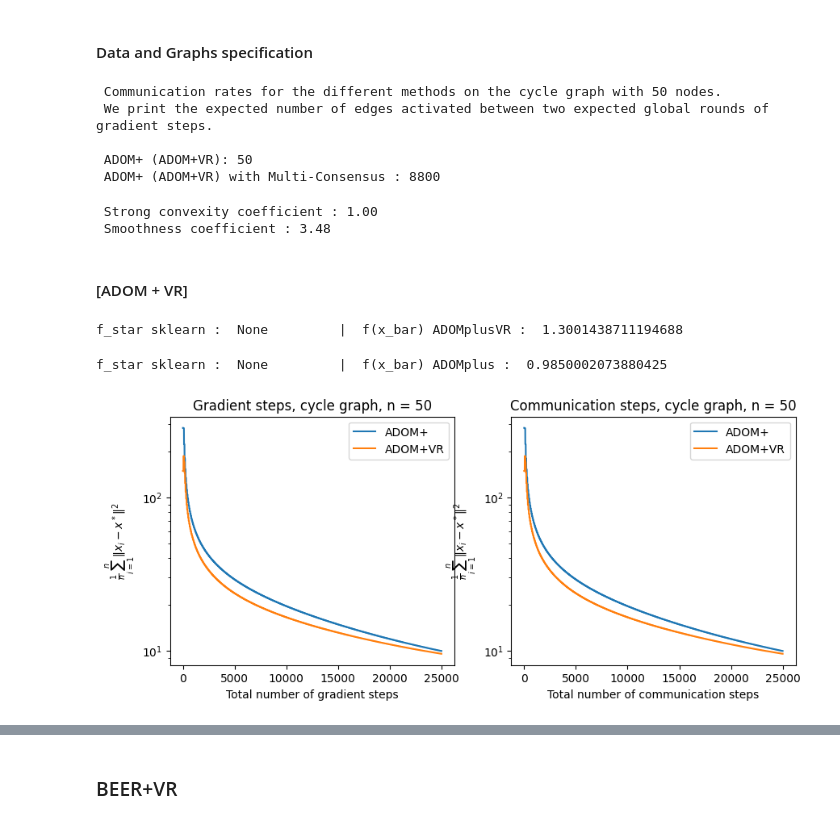
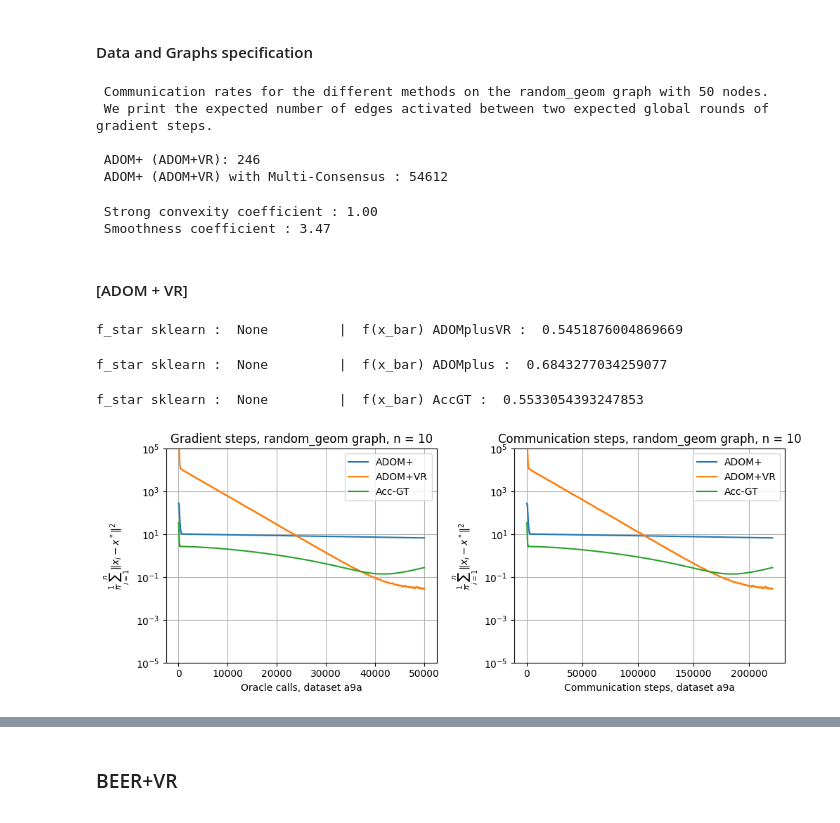
Before and after one commit to jffDev/adom_plus_vr, a Jupyter notebook: experiments.ipynb, the cells around one changed output, grey strips where cells are left out. Drawn from its saved outputs; the diff is of its cells as text; code cells hidden in the pictures.

```diff
--- a/experiments.ipynb
+++ b/experiments.ipynb
@@ -83,8 +83,8 @@ warnings.filterwarnings('ignore')
 # %%
 # Variables for the graphs
 n_workers = 50
-radius = 0.15
-id_graph_type = 2
+radius = 0.27
+id_graph_type = -1
 
 list_graph_name = ['star', 'complete', 'cycle', 'path', '2D_grid', 'barbell', 'random_geom']
 graph_type = list_graph_name[id_graph_type]
@@ -93,11 +93,11 @@ list_G, list_W, list_L_norm, chi_1_star, chi_2_star, chi_star = create_K_graphs(
 # display the several communication rates
 print_communication_rates_fixed_topology(list_G, list_L_norm, chi_1_star, chi_2_star, chi_star, graph_type)
 # %% [output]
- Communication rates for the different methods on the cycle graph with 50 nodes.
+ Communication rates for the different methods on the random_geom graph with 50 nodes.
  We print the expected number of edges activated between two expected global rounds of gradient steps.
 
- ADOM+ (ADOM+VR): 50
- ADOM+ (ADOM+VR) with Multi-Consensus : 8800
+ ADOM+ (ADOM+VR): 246
+ ADOM+ (ADOM+VR) with Multi-Consensus : 54612
 # %%
 import data
 import importlib
@@ -112,17 +112,16 @@ from data import create_data
 # Variables for the datasets and task considered
 # n_samples = 100 * n_workers
 
-# classification = True
+classification = True
 # # dataset_name = "cpusmall.txt" #12
 # # dataset_name = "cadata.txt"   #8
 dataset_name = "a9a.txt"      #123
+# dataset_name = "w8a.txt"      #300
 dim = 123
-classification = True
 data, labels = create_data(n_samples, dim, n_workers, classification, dataset_name)
 
 # dim=2
 # n_samples=300*n_workers
-# classification = True
 # data, labels = create_sample_data(n_samples, dim, n_workers, classification)
 
 # Regularity constants
@@ -133,7 +132,7 @@ print(" Strong convexity coefficient : %.2f \n Smoothness coefficient : %.2f"%(m
 args = Args_for_main(None, data, labels, classification, mu, L, dim, n_workers, chi_star, chi_1_star, chi_2_star, None, None, None, list_G, list_W, graph_type, steps=300)
 # %% [output]
  Strong convexity coefficient : 1.00
- Smoothness coefficient : 3.48
+ Smoothness coefficient : 3.47
 # %% [markdown]
 #### [ADOM + VR]
 # %%
@@ -142,42 +141,51 @@ import importlib
 importlib.reload(main)
 
 args.use_multi_consensus = False
-args.steps = 500
+args.steps = 1000
 
 args.optimizer_name = "ADOMplusVR"
 opt_adom_vr, grad_loss_adom_vr, com_loss_adom_vr = main.main(args)
 # plot_losses(grad_loss_adom_vr, com_loss_adom_vr, 'ADOM+VR', graph_type, n_workers)
 
 args.optimizer_name = "ADOMplus"
 opt_adom, grad_loss_adom, com_loss_adom = main.main(args)
 # plot_losses(grad_loss_adom, com_loss_adom, 'ADOM+', graph_type, n_workers)
 
+args.optimizer_name = "AccGT"
+opt_accgt, grad_loss_accgt, com_loss_accgt = main.main(args)
+
 f = plt.figure(figsize=(10, 4))
 ax0 = f.add_subplot(121)
 ax1 = f.add_subplot(122)
 ax0.plot(np.arange(len(grad_loss_adom)), np.array(grad_loss_adom), label=r"ADOM+")
 ax0.plot(np.arange(len(grad_loss_adom_vr)), np.array(grad_loss_adom_vr), label=r"ADOM+VR")
+ax0.plot(np.arange(len(grad_loss_accgt)), np.array(grad_loss_accgt), label=r"Acc-GT")
 ax0.set(
-    xlabel="Total number of gradient steps",
+    xlabel="Oracle calls, dataset a9a",
     ylabel=r"$\frac{1}{n} \sum_{i=1}^{n}\Vert x_i - x^*\Vert^2$",
     title="Gradient steps, %s graph, n = %d" % (graph_type, n_workers),
     yscale="log",
-    # ylim=(1e4, 1e5)
+    ylim=(1e-5, 1e5)
 )
 ax0.legend(loc="upper right")
 ax1.plot(np.arange(len(com_loss_adom)), np.array(com_loss_adom), label=r"ADOM+")
 ax1.plot(np.arange(len(com_loss_adom_vr)), np.array(com_loss_adom_vr), label=r"ADOM+VR")
+ax1.plot(np.arange(len(com_loss_accgt)), np.array(com_loss_accgt), label=r"Acc-GT")
 ax1.set(
-    xlabel="Total number of communication steps",
+    xlabel="Communication steps, dataset a9a",
     ylabel=r"$\frac{1}{n} \sum_{i=1}^{n}\Vert x_i - x^*\Vert^2$",
     title="Communication steps, %s graph, n = %d" % (graph_type, n_workers),
     yscale="log",
-    # ylim=(1e1, 1e5)
+    ylim=(1e-5, 1e5)
 )
 ax1.legend(loc="upper right")
-# plt.tight_layout()
+plt.tight_layout()
+
+for ax in (ax0, ax1):
+    ax.grid()
 plt.show()
 # %% [output]
-f_star sklearn :  None         |  f(x_bar) ADOMplusVR :  1.3001438711194688
+f_star sklearn :  None         |  f(x_bar) ADOMplusVR :  0.5451876004869669
-f_star sklearn :  None         |  f(x_bar) ADOMplus :  0.9850002073880425
+f_star sklearn :  None         |  f(x_bar) ADOMplus :  0.6843277034259077
+f_star sklearn :  None         |  f(x_bar) AccGT :  0.5533054393247853
-[figure, old version]
+[figure, new version]
```
Also changed, not shown: parts of 9 cells of this notebook, 3 other files.
